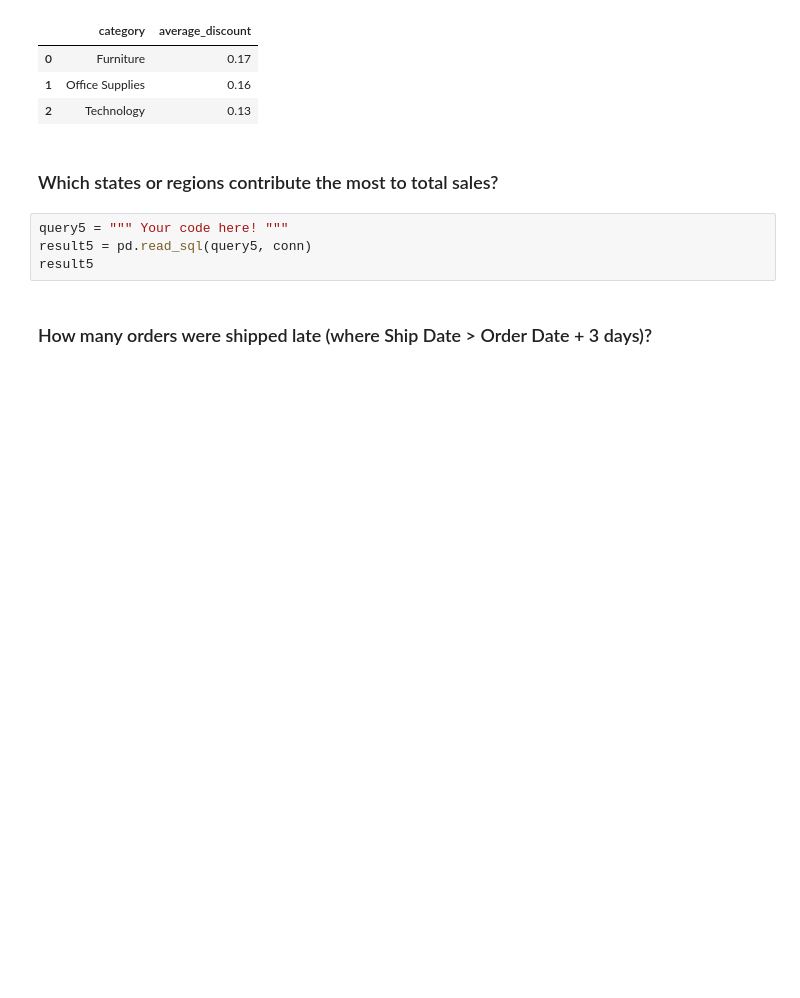
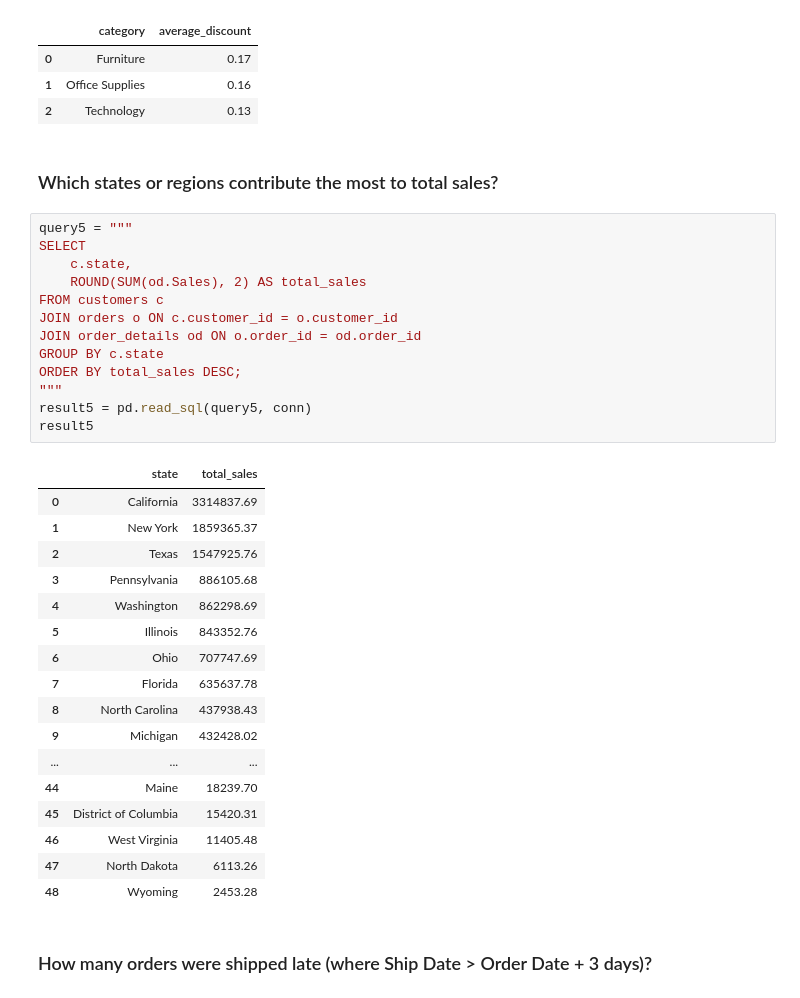
Before and after one commit to notepadnomad/DataAnalysisModule3, a Jupyter notebook: Week4/notebooks/superstore_sales_workflow.ipynb, the cells around one changed output. Saved outputs shown, nothing was run; the diff lists cells and outputs as text; blank space fills up the shorter version.

```diff
--- a/Week4/notebooks/superstore_sales_workflow.ipynb
+++ b/Week4/notebooks/superstore_sales_workflow.ipynb
@@ -266,10 +266,37 @@ result4
 | 2 | Technology | 0.13 |
 # %% [markdown]
 ### Which states or regions contribute the most to total sales?
-# %%
-query5 = """ Your code here! """
-result5 = pd.read_sql(query5, conn)
-result5
+# %%
+query5 = """
+SELECT
+    c.state,
+    ROUND(SUM(od.Sales), 2) AS total_sales
+FROM customers c
+JOIN orders o ON c.customer_id = o.customer_id
+JOIN order_details od ON o.order_id = od.order_id
+GROUP BY c.state
+ORDER BY total_sales DESC;
+"""
+result5 = pd.read_sql(query5, conn)
+result5
+# %% [output]
+|  | state | total_sales |
+| 0 | California | 3314837.69 |
+| 1 | New York | 1859365.37 |
+| 2 | Texas | 1547925.76 |
+| 3 | Pennsylvania | 886105.68 |
+| 4 | Washington | 862298.69 |
+| 5 | Illinois | 843352.76 |
+| 6 | Ohio | 707747.69 |
+| 7 | Florida | 635637.78 |
+| 8 | North Carolina | 437938.43 |
+| 9 | Michigan | 432428.02 |
+| ... | ... | ... |
+| 44 | Maine | 18239.70 |
+| 45 | District of Columbia | 15420.31 |
+| 46 | West Virginia | 11405.48 |
+| 47 | North Dakota | 6113.26 |
+| 48 | Wyoming | 2453.28 |
 # %% [markdown]
 ### How many orders were shipped late (where Ship Date > Order Date + 3 days)?
 # %%
```
